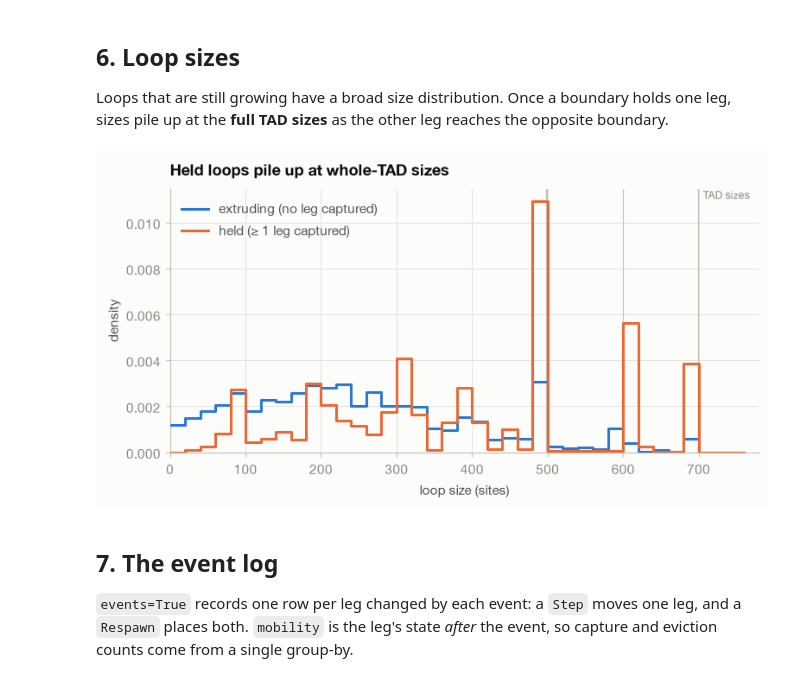
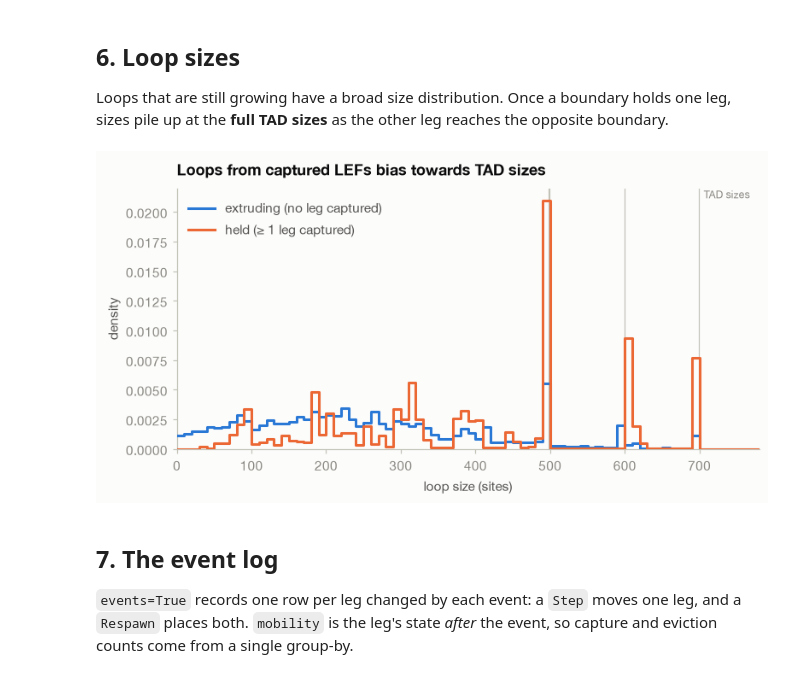
Before and after one commit to abdenlab/lefsim, a Jupyter notebook: notebooks/lefsim_tour.ipynb, the cells around one changed output. Saved outputs shown, nothing was run; the diff lists cells and outputs as text; code cells hidden in the pictures.

```diff
--- a/notebooks/lefsim_tour.ipynb
+++ b/notebooks/lefsim_tour.ipynb
@@ -270,22 +274,22 @@ A 2D histogram of those pairs (log color) shows three things:
 This is cohesin bridging, not a contact map. It is what a contact map's dots and
 stripes would be built from.
 # %%
-bins = np.arange(0, N_SITES + 30, 30)
+binsize = 12
+bins = np.arange(-binsize/2, N_SITES + binsize/2, binsize)
 H, _, _ = np.histogram2d(settled["left_pos"].to_numpy(), settled["right_pos"].to_numpy(), bins=[bins, bins])
 H = np.ma.masked_where(H == 0, H) / n_snapshots
 
 fig, ax = plt.subplots(figsize=(5.8, 5.1))
-im = ax.pcolormesh(bins, bins, H.T, cmap=BLUES, norm=LogNorm(), rasterized=True)
-for b in BOUNDARIES:
-    ax.axvline(b, color=AXIS, lw=0.6)
-    ax.axhline(b, color=AXIS, lw=0.6)
-ax.plot([0, N_SITES], [0, N_SITES], color=AXIS, lw=0.8)
-ax.set(xlim=(0, N_SITES), ylim=(0, N_SITES), aspect="equal", xlabel="left anchor", ylabel="right anchor")
+im = ax.pcolormesh(bins, bins, H, cmap=BLUES, norm=LogNorm(), rasterized=True)
+ax.set(xlim=(0, N_SITES), ylim=(N_SITES, 0), aspect="equal", xlabel="right anchor", ylabel="left anchor")
+ax.spines["right"].set_visible(True)
+ax.spines["top"].set_visible(True)
 ax.grid(False)
+
 cb = fig.colorbar(im, ax=ax, shrink=0.8, pad=0.02)
 cb.set_label("bridges per snapshot (log)", color=INK2)
 cb.outline.set_visible(False)
 cb.ax.tick_params(colors=AXIS, labelcolor=MUTED)
-ax.set_title("Cohesin bridges stay inside TADs")
-plt.show()
+
+ax.set_title("Cohesin bridges stay inside TADs");
 # %% [output]
@@ -299,25 +303,29 @@ the opposite boundary.
 # %%
 settled = settled.with_columns(
     size=pl.col("right_pos").cast(pl.Int64) - pl.col("left_pos").cast(pl.Int64),
     held=(pl.col("left_mobility") == "Captured") | (pl.col("right_mobility") == "Captured"),
 )
 tad_edges = [0] + [b + 1 for b in BOUNDARIES], BOUNDARIES + [N_SITES - 1]
 tad_sizes = sorted({hi - lo for lo, hi in zip(*tad_edges)})
 
 fig, ax = plt.subplots(figsize=(8, 3.6))
-edges = np.arange(0, 800, 20)
+binsize = 10
+edges = np.arange(0, 800, binsize)
 for s in tad_sizes:
     ax.axvline(s, color=AXIS, lw=0.8, zorder=1)
+
 ax.text(tad_sizes[-1], 1.0, "  TAD sizes", transform=ax.get_xaxis_transform(), color=MUTED, fontsize=8, va="top")
+
 for held, color, label in [(False, BLUE, "extruding (no leg captured)"), (True, ORANGE, "held (≥ 1 leg captured)")]:
     h, _ = np.histogram(settled.filter(pl.col("held") == held)["size"], bins=edges, density=True)
     ax.step(edges[:-1], h, where="post", color=color, lw=2, label=label, zorder=3)
+
 ax.set(xlim=(0, 780), ylim=(0, None), xlabel="loop size (sites)", ylabel="density")
 ax.legend(loc="upper left")
-ax.set_title("Held loops pile up at whole-TAD sizes")
-plt.show()
+ax.grid(False)
+ax.set_title("Loops from captured LEFs bias towards TAD sizes");
 # %% [output]
-[figure, old version]
+[figure, new version]
 # %% [markdown]
 ## 7. The event log
 
```
Also changed, not shown: parts of 4 cells of this notebook.
